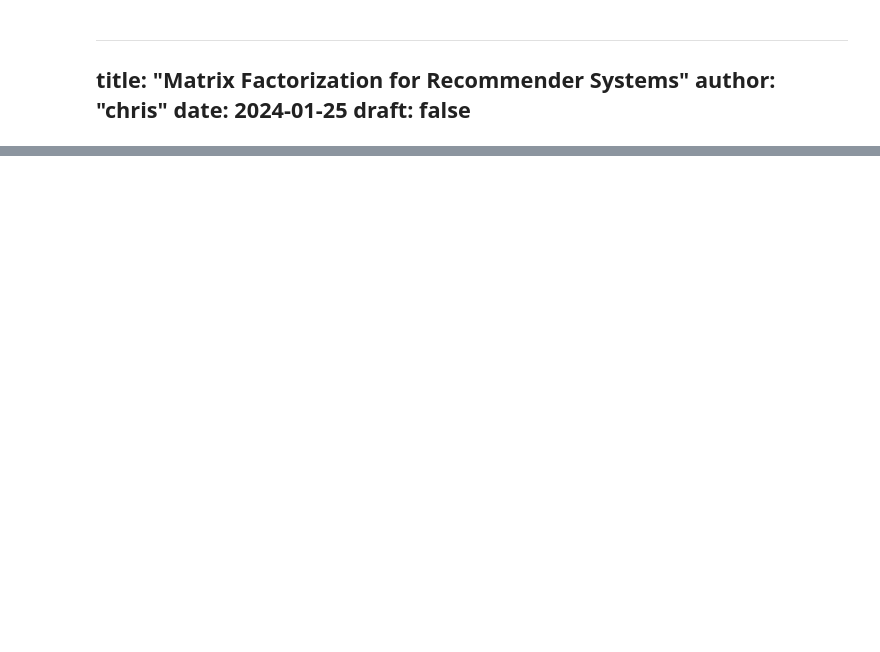
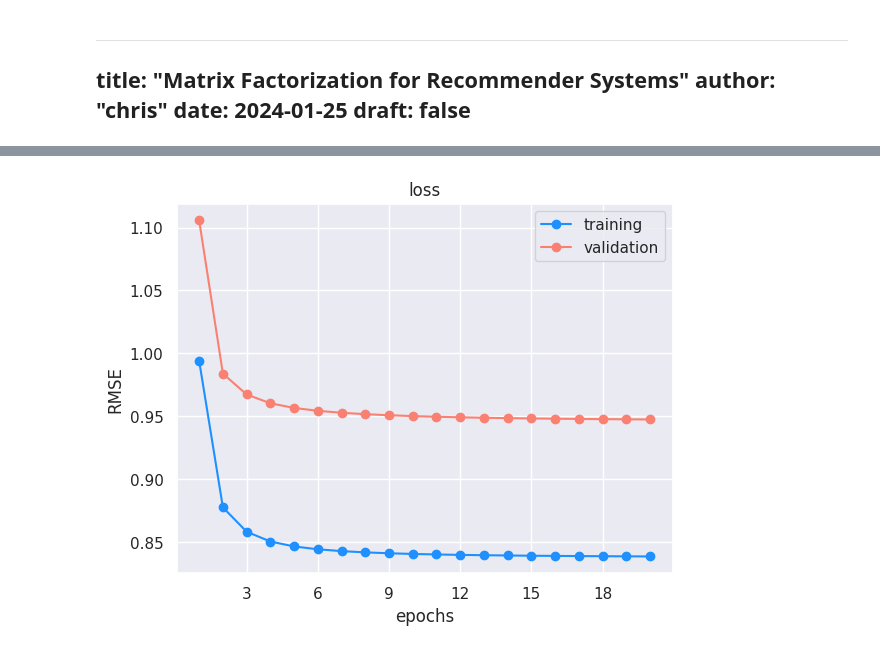
Before and after one commit to cbhyphen/cbhyphen.github.io, a Jupyter notebook: posts/matrix-factorization/matrix_factorization.ipynb, the cells around one changed output, grey strips where cells are left out. Drawn from its saved outputs; the diff is of its cells as text; code cells hidden in the pictures; blank space fills up the shorter version.

```diff
--- a/posts/matrix-factorization/matrix_factorization.ipynb
+++ b/posts/matrix-factorization/matrix_factorization.ipynb
@@ -132,0 +216,18 @@ now we can perform alternating least squares optimization which entails updating
+# %%
+# fill test indices with NA in training data
+R_train = R.copy()
+
+for i, j in test_idxs:
+    R_train[i, j] = np.nan
+
+assert np.isnan(R_train).sum() == nans + test_idxs.shape[0]
+# %%
+# normalizing the training data to zero mean and sigma of 1 for simplicity
+ii_train = train_idxs[:, 0].flatten()
+jj_train = train_idxs[:, 1].flatten()
+
+R_train_mu = R_train[ii_train, jj_train].mean()
+R_train_sigma = R_train[ii_train, jj_train].std()
+R_train = (R_train - R_train_mu) / R_train_sigma
+
+print(f"R train mu: {round(R_train_mu, 2)}\t R train sigma: {round(R_train_sigma, 2)}")
@@ -132,0 +293,11 @@ now we can perform alternating least squares optimization which entails updating
+# %%
+# use logistic function since ratings prediction is zero mean
+
+def sigmoid(x):
+    return 1 / (1 + np.exp(-x))
+
+# map sigmoid to range 1-5 (from paper)
+k = 5
+
+def sigmoid_to_rating(x, k=5):
+    return (k - 1) * x + 1
@@ -132,0 +374,18 @@ now we can perform alternating least squares optimization which entails updating
+# %%
+import matplotlib.pyplot as plt
+from matplotlib.ticker import MaxNLocator
+import seaborn as sns
+
+sns.set()
+iterations = np.arange(1, epochs + 1, 1)
+
+ax = plt.figure().gca()
+plt.title("loss")
+plt.xlabel("epochs")
+plt.ylabel("RMSE")
+plt.plot(iterations, train_rmse, "-o", color="dodgerblue", label="training")
+plt.plot(iterations, valid_rmse, "-o", color="salmon", label="validation")
+plt.legend(loc="best")
+ax.xaxis.set_major_locator(MaxNLocator(integer=True))
+# %% [output]
+[figure, added]
```
Also changed, not shown: parts of 20 cells of this notebook, 4 other files.
